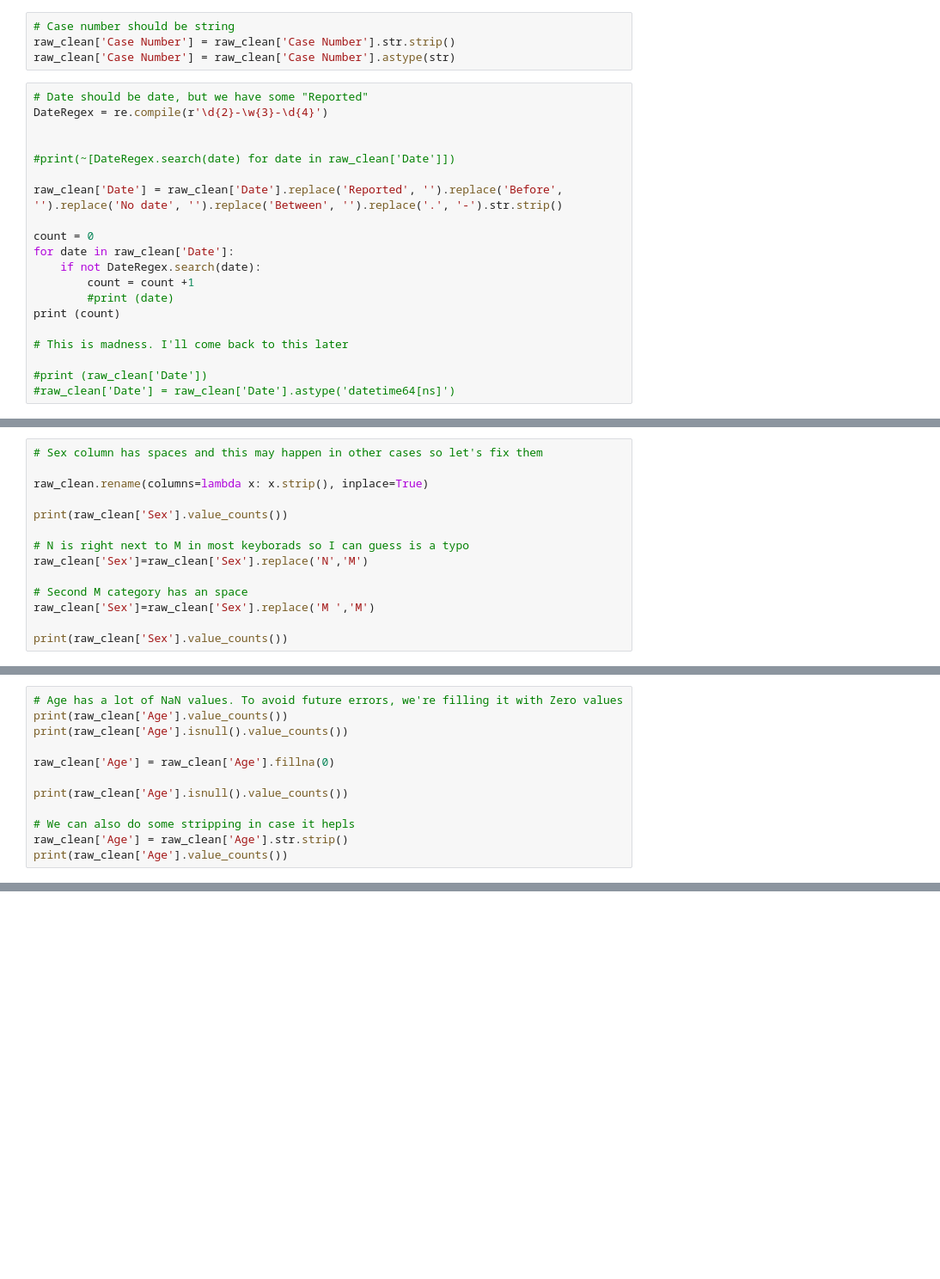
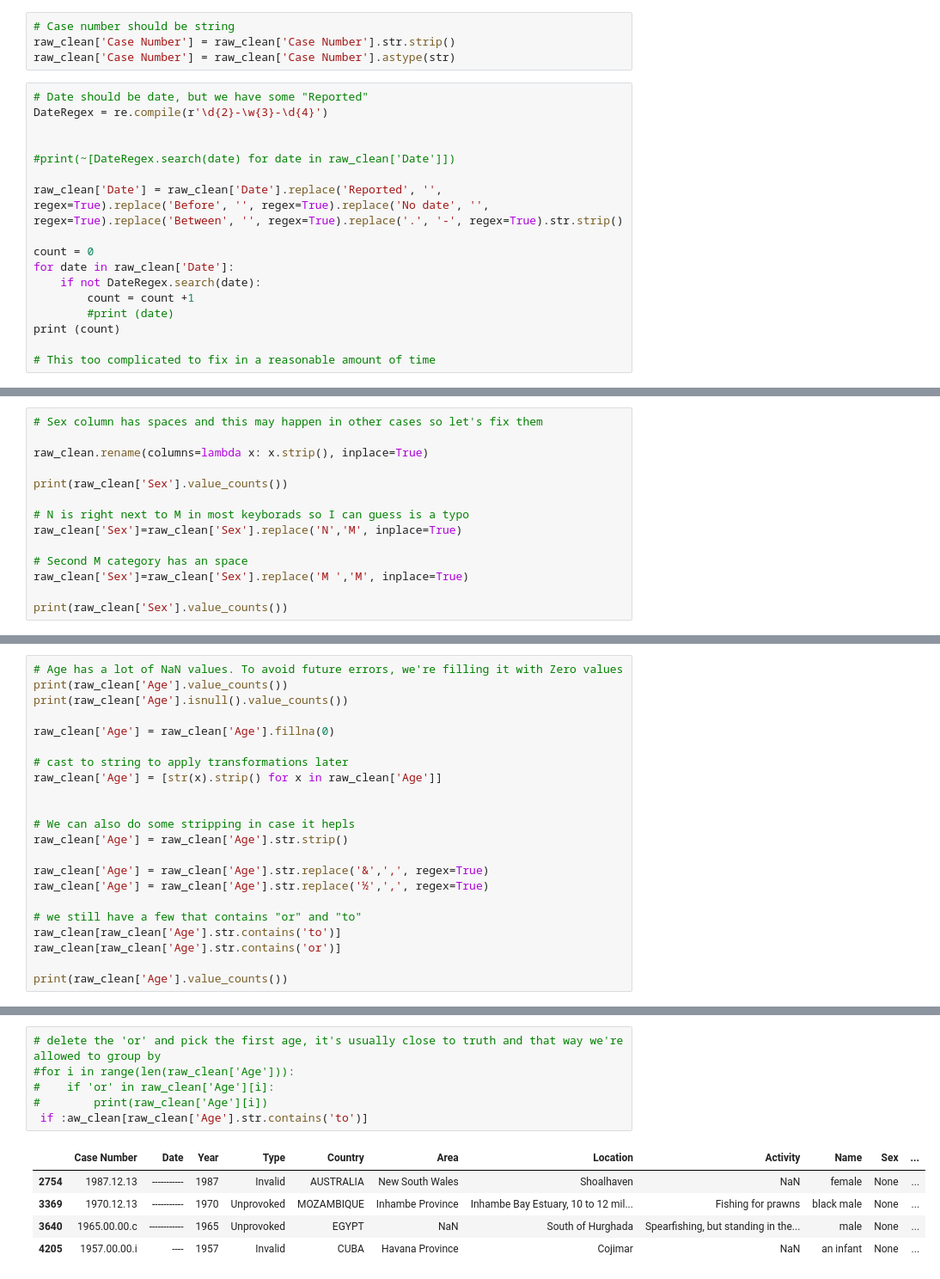
Before and after one commit to mgarciagil/ironhack-projects, a Jupyter notebook: pandas-project/your-code/data-wrangling.ipynb, the cells around one changed output, grey strips where cells are left out. Shown at 86% size. Drawn from its saved outputs; the diff is of its cells as text; blank space fills up the shorter version.

```diff
--- a/pandas-project/your-code/data-wrangling.ipynb
+++ b/pandas-project/your-code/data-wrangling.ipynb
@@ -230,7 +246,7 @@ DateRegex = re.compile(r'\d{2}-\w{3}-\d{4}')
 
 #print(~[DateRegex.search(date) for date in raw_clean['Date']])
 
-raw_clean['Date'] = raw_clean['Date'].replace('Reported', '').replace('Before', '').replace('No date', '').replace('Between', '').replace('.', '-').str.strip()
+raw_clean['Date'] = raw_clean['Date'].replace('Reported', '', regex=True).replace('Before', '', regex=True).replace('No date', '', regex=True).replace('Between', '', regex=True).replace('.', '-', regex=True).str.strip()
 
 count = 0
 for date in raw_clean['Date']:
@@ -239,8 +255,5 @@ for date in raw_clean['Date']:
         #print (date)
 print (count)
 
-# This is madness. I'll come back to this later
-
-#print (raw_clean['Date'])
-#raw_clean['Date'] = raw_clean['Date'].astype('datetime64[ns]')
+# This too complicated to fix in a reasonable amount of time
 # %% [output]
@@ -324,10 +323,10 @@ raw_clean.rename(columns=lambda x: x.strip(), inplace=True)
 print(raw_clean['Sex'].value_counts())
 
 # N is right next to M in most keyborads so I can guess is a typo
-raw_clean['Sex']=raw_clean['Sex'].replace('N','M')
+raw_clean['Sex']=raw_clean['Sex'].replace('N','M', inplace=True)
 
 # Second M category has an space
-raw_clean['Sex']=raw_clean['Sex'].replace('M ','M')
+raw_clean['Sex']=raw_clean['Sex'].replace('M ','M', inplace=True)
 
 print(raw_clean['Sex'].value_counts())
 # %% [output]
@@ -350,9 +345,19 @@ print(raw_clean['Age'].isnull().value_counts())
 
 raw_clean['Age'] = raw_clean['Age'].fillna(0)
 
-print(raw_clean['Age'].isnull().value_counts())
+# cast to string to apply transformations later
+raw_clean['Age'] = [str(x).strip() for x in raw_clean['Age']]
+
 
 # We can also do some stripping in case it hepls
 raw_clean['Age'] = raw_clean['Age'].str.strip()
+
+raw_clean['Age'] = raw_clean['Age'].str.replace('&',',', regex=True)
+raw_clean['Age'] = raw_clean['Age'].str.replace('½',',', regex=True)
+
+# we still have a few that contains "or" and "to"
+raw_clean[raw_clean['Age'].str.contains('to')]
+raw_clean[raw_clean['Age'].str.contains('or')]
+
 print(raw_clean['Age'].value_counts())
 # %% [output]
@@ -375,0 +381,12 @@ Name: Age, Length: 149, dtype: int64
+# %%
+# delete the 'or' and pick the first age, it's usually close to truth and that way we're allowed to group by
+#for i in range(len(raw_clean['Age'])):
+#    if 'or' in raw_clean['Age'][i]:
+#        print(raw_clean['Age'][i])
+ if :aw_clean[raw_clean['Age'].str.contains('to')]
+# %% [output]
+|  | Case Number | Date | Year | Type | Country | Area | Location | Activity | Name | Sex | ... |
+| 2754 | 1987.12.13 | ----------- | 1987 | Invalid | AUSTRALIA | New South Wales | Shoalhaven | NaN | female | None | ... |
+| 3369 | 1970.12.13 | ----------- | 1970 | Unprovoked | MOZAMBIQUE | Inhambe Province | Inhambe Bay Estuary, 10 to 12 mil... | Fishing for prawns | black male | None | ... |
+| 3640 | 1965.00.00.c | ------------ | 1965 | Unprovoked | EGYPT | NaN | South of Hurghada | Spearfishing, but standing in the... | male | None | ... |
+| 4205 | 1957.00.00.i | ---- | 1957 | Invalid | CUBA | Havana Province | Cojimar | NaN | an infant | None | ... |
```
Also changed, not shown: parts of 10 cells of this notebook.
